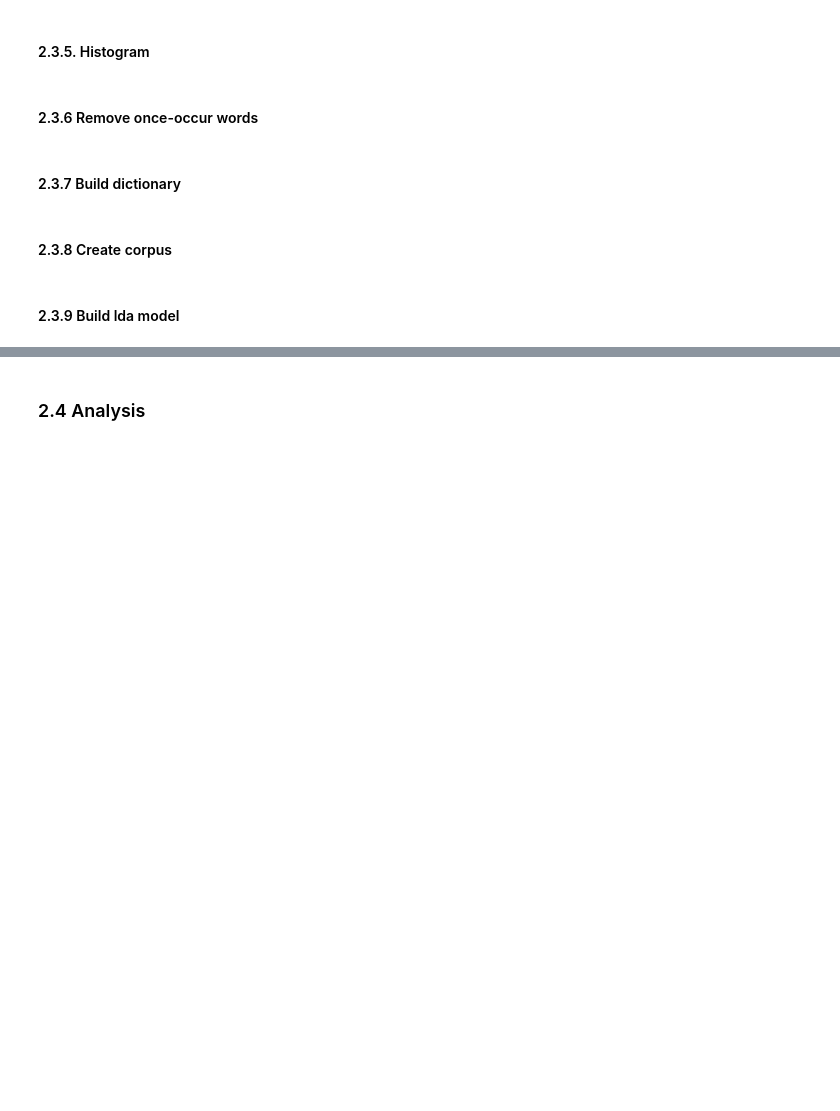
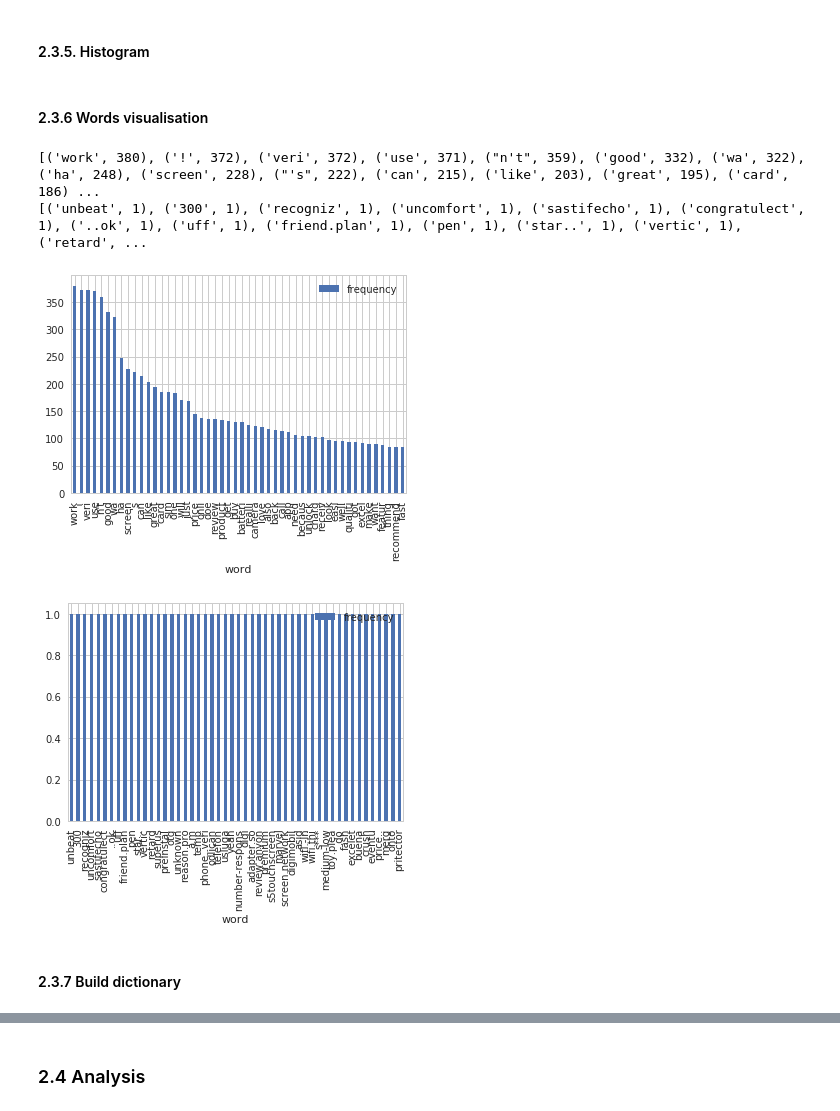
Before and after one commit to writ3it/AI_CellMe, a Jupyter notebook: main.ipynb, the cells around one changed output, grey strips where cells are left out. Cells and saved outputs as stored; diff of their text form; code cells hidden in the pictures; blank space fills up the shorter version.

```diff
--- a/main.ipynb
+++ b/main.ipynb
@@ -97,13 +97,15 @@ stopwords = ["a", "about", "after", "all", "am", "an", "and", "any", "are", "as"
             "which", "while", "who", "who's", "whom", "with", "would", "you", "you'd", "you'll", "you're", "you've",
             "your", "yours", "yourself", "yourselves", "above", "again", "against", "aren't", "below", "but", "can't",
             "cannot", "couldn't", "didn't", "doesn't", "don't", "down", "few", "hadn't", "hasn't", "haven't", "if",
-            "isn't", "mustn't", "no", "nor", "not", "off", "out", "over", "shouldn't", "same", "too", "under", "why",
-            "why's", "won't", "wouldn't",",","."]
+            "isn't", "mustn't", "no", "nor",  "same", "too", "under", "why",
+            "why's", "won't", "wouldn't",",",".",")","(","...","not", "off", "out", "over", "shouldn't","'s'",'phone','thi']
+#
 # %% [markdown]
 #### 2.3.5. Review tokenizer
 # %%
 class ReviewTokenizer(WordTokenizer):
     def tokenize(text,stopwords):
+        ps = nltk.stem.PorterStemmer()
         tokens = super(ReviewTokenizer, ReviewTokenizer).tokenize(text)
         i = 0
         while i < len(tokens):
@@ -119,6 +121,8 @@ class ReviewTokenizer(WordTokenizer):
                 tokens[i:i] = nltk.word_tokenize(token)
 
             i = i + 1
+
+        tokens = [ps.stem(token) for token in tokens]
         return [word for word in tokens if word not in stopwords]
 # %% [markdown]
 #### 2.3.5. Histogram
@@ -133,4 +137,4 @@ def show_histogram(word_counts, title=None):
     p = sns.barplot(x="Count", y="index", data=plot_df, color="b")
     p.set(xlabel="Count", ylabel="", title=title)
 # %% [markdown]
-#### 2.3.6 Remove once-occur words
+#### 2.3.6 Words visualisation
@@ -151,2 +141,22 @@ def remove_once_occurence_words(texts):
+# %%
+words = Counter()
+data = loader(train_file_path,sample=True)
+for i in data.index:
+     tokens = ReviewTokenizer.tokenize(data['Reviews'].iat[i],stopwords)
+     words.update(tokens)
+
+mc = words.most_common(50)
+df = pd.DataFrame(mc, columns=['word', 'frequency'])
+df.plot(kind='bar', x='word')
+print(mc)
+lc = words.most_common()[-50:]
+df = pd.DataFrame(lc, columns=['word', 'frequency'])
+df.plot(kind='bar', x='word')
+print(lc)
+# %% [output]
+[('work', 380), ('!', 372), ('veri', 372), ('use', 371), ("n't", 359), ('good', 332), ('wa', 322), ('ha', 248), ('screen', 228), ("'s", 222), ('can', 215), ('like', 203), ('great', 195), ('card', 186) ...
+[('unbeat', 1), ('300', 1), ('recogniz', 1), ('uncomfort', 1), ('sastifecho', 1), ('congratulect', 1), ('..ok', 1), ('uff', 1), ('friend.plan', 1), ('pen', 1), ('star..', 1), ('vertic', 1), ('retard', ...
+[figure, added]
+[figure, added]
 # %% [markdown]
 #### 2.3.7 Build dictionary
@@ -158,2 +162,0 @@ def build_dictionary(unique_texts):
-# %% [markdown]
-#### 2.3.8 Create corpus
@@ -166,2 +162,0 @@ def build_corpus(unique_texts,dictionary):
-# %% [markdown]
-#### 2.3.9 Build lda model
```
Also changed, not shown: parts of 14 cells of this notebook.
